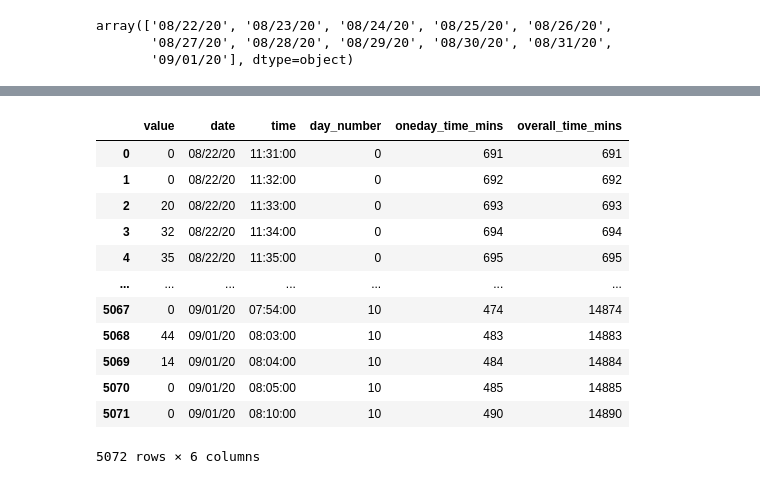
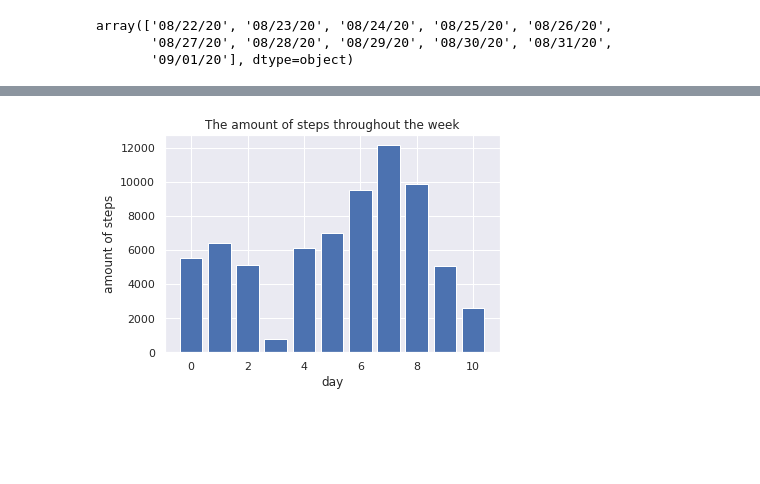
Before and after one commit to inamiotko/HAR_project, a Jupyter notebook: HAR_project.ipynb, the cells around one changed output, grey strips where cells are left out. Saved outputs shown, nothing was run; the diff lists cells and outputs as text; code cells hidden in the pictures; blank space fills up the shorter version.

```diff
--- a/HAR_project.ipynb
+++ b/HAR_project.ipynb
@@ -748,7 +708,7 @@ plt.savefig('img.png')
 # %%
 import json
 # %%
-with open('/steps-2020-08-21.json') as f:
+with open('/content/steps-2020-08-21.json') as f:
   data = json.load(f)
 # %%
 df = pd.DataFrame.from_dict(data)
@@ -796,6 +743,7 @@ df['minutes'].replace(':00','',regex=True,inplace=True)
 # %%
 df['hours']=df['hours'].astype(int)
 df['minutes']=df['minutes'].astype(int)
+df['value']=df['value'].astype(int)
 # %%
 df['oneday_time_mins']=df['hours']*60 + df['minutes']
 # %%
@@ -819,18 +751,6 @@ df
 # %%
 data = df.drop(["hours","minutes","dateTime"], axis=1)
-# %%
-data
-# %% [output]
-|  | value | date | time | day_number | oneday_time_mins | overall_time_mins |
-| 0 | 0 | 08/22/20 | 11:31:00 | 0 | 691 | 691 |
-| 1 | 0 | 08/22/20 | 11:32:00 | 0 | 692 | 692 |
-| 2 | 20 | 08/22/20 | 11:33:00 | 0 | 693 | 693 |
-| 3 | 32 | 08/22/20 | 11:34:00 | 0 | 694 | 694 |
-| 4 | 35 | 08/22/20 | 11:35:00 | 0 | 695 | 695 |
-| ... | ... | ... | ... | ... | ... | ... |
-| 5067 | 0 | 09/01/20 | 07:54:00 | 10 | 474 | 14874 |
-| 5068 | 44 | 09/01/20 | 08:03:00 | 10 | 483 | 14883 |
-| 5069 | 14 | 09/01/20 | 08:04:00 | 10 | 484 | 14884 |
-| 5070 | 0 | 09/01/20 | 08:05:00 | 10 | 485 | 14885 |
-| 5071 | 0 | 09/01/20 | 08:10:00 | 10 | 490 | 14890 |
-5072 rows × 6 columns
+# %%
+data2 = df.groupby('day_number')
+# %%
+data2 = data2['value'].sum().to_frame('total').reset_index()
@@ -836,0 +759,8 @@ data
+# %%
+plt.bar(data2['day_number'],data2['total'])
+plt.xlabel('day')
+plt.ylabel('amount of steps')
+plt.title('The amount of steps throughout the week')
+plt.show()
+# %% [output]
+[figure, added]
```
Also changed, not shown: parts of 29 cells of this notebook.
